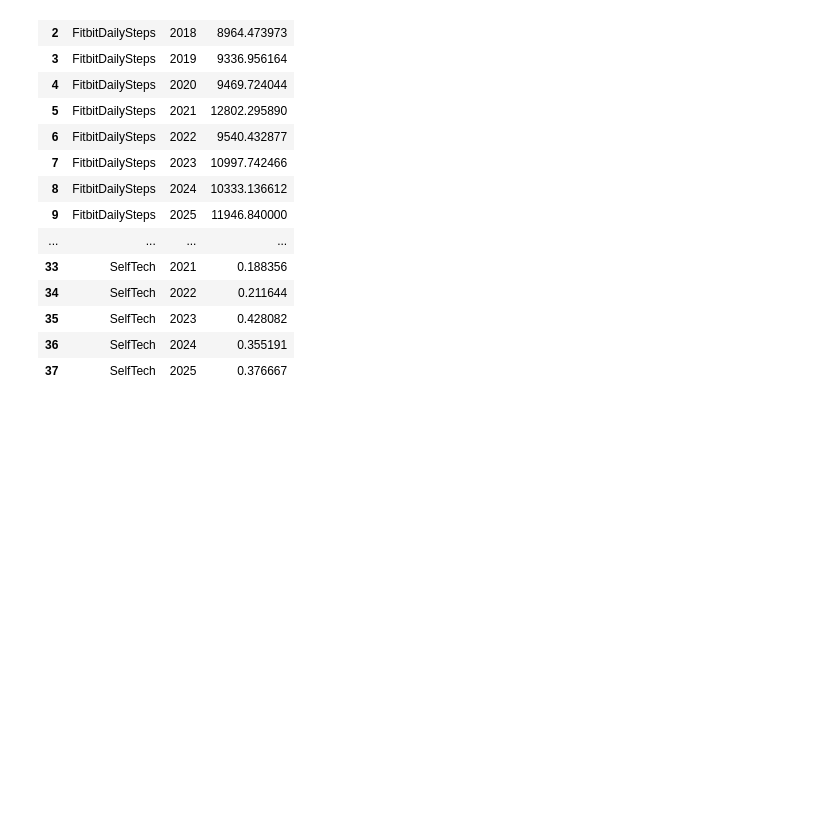
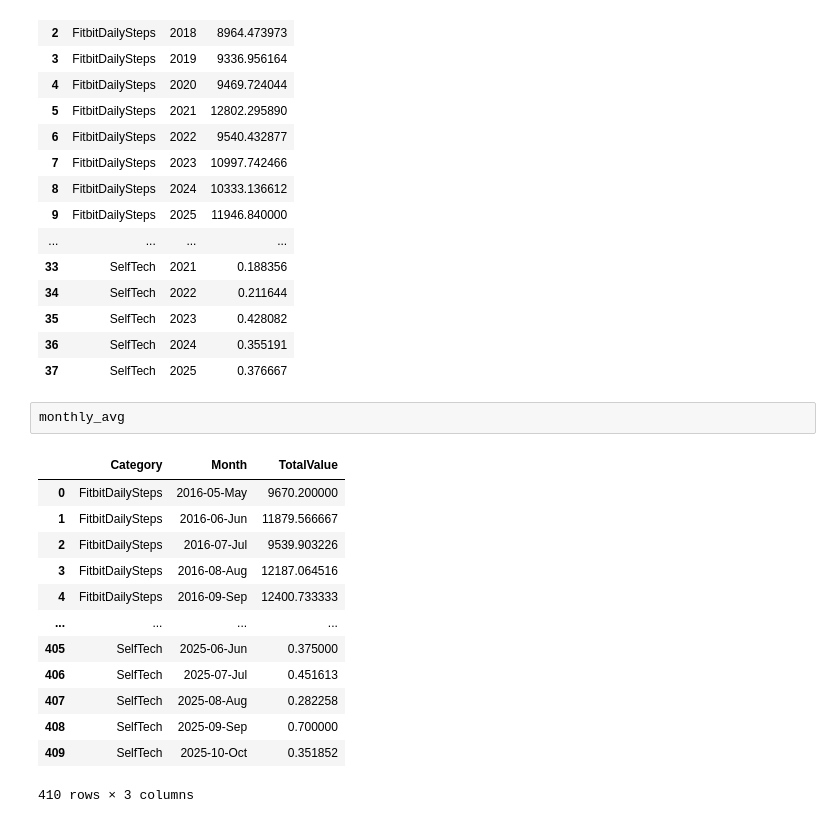
Before and after one commit to NagendraSUVCE/DailyPulse, a Jupyter notebook: DailyPulseMVC/SelfTech/PythonForDataAnalytics/python_3rdhouronwards.ipynb, the cells around one changed output. Cells and saved outputs as stored; diff of their text form; blank space fills up the shorter version.

```diff
--- a/DailyPulseMVC/SelfTech/PythonForDataAnalytics/python_3rdhouronwards.ipynb
+++ b/DailyPulseMVC/SelfTech/PythonForDataAnalytics/python_3rdhouronwards.ipynb
@@ -172,5 +172,21 @@ yearly_avg
 | 35 | SelfTech | 2023 | 0.428082 |
 | 36 | SelfTech | 2024 | 0.355191 |
 | 37 | SelfTech | 2025 | 0.376667 |
+# %%
+monthly_avg
+# %% [output]
+|  | Category | Month | TotalValue |
+| 0 | FitbitDailySteps | 2016-05-May | 9670.200000 |
+| 1 | FitbitDailySteps | 2016-06-Jun | 11879.566667 |
+| 2 | FitbitDailySteps | 2016-07-Jul | 9539.903226 |
+| 3 | FitbitDailySteps | 2016-08-Aug | 12187.064516 |
+| 4 | FitbitDailySteps | 2016-09-Sep | 12400.733333 |
+| ... | ... | ... | ... |
+| 405 | SelfTech | 2025-06-Jun | 0.375000 |
+| 406 | SelfTech | 2025-07-Jul | 0.451613 |
+| 407 | SelfTech | 2025-08-Aug | 0.282258 |
+| 408 | SelfTech | 2025-09-Sep | 0.700000 |
+| 409 | SelfTech | 2025-10-Oct | 0.351852 |
+410 rows × 3 columns
 # %%
 pivot_data = yearly_avg.pivot(index='Year', columns='Category', values='TotalValue')
```
Also changed, not shown: parts of 4 cells of this notebook.
